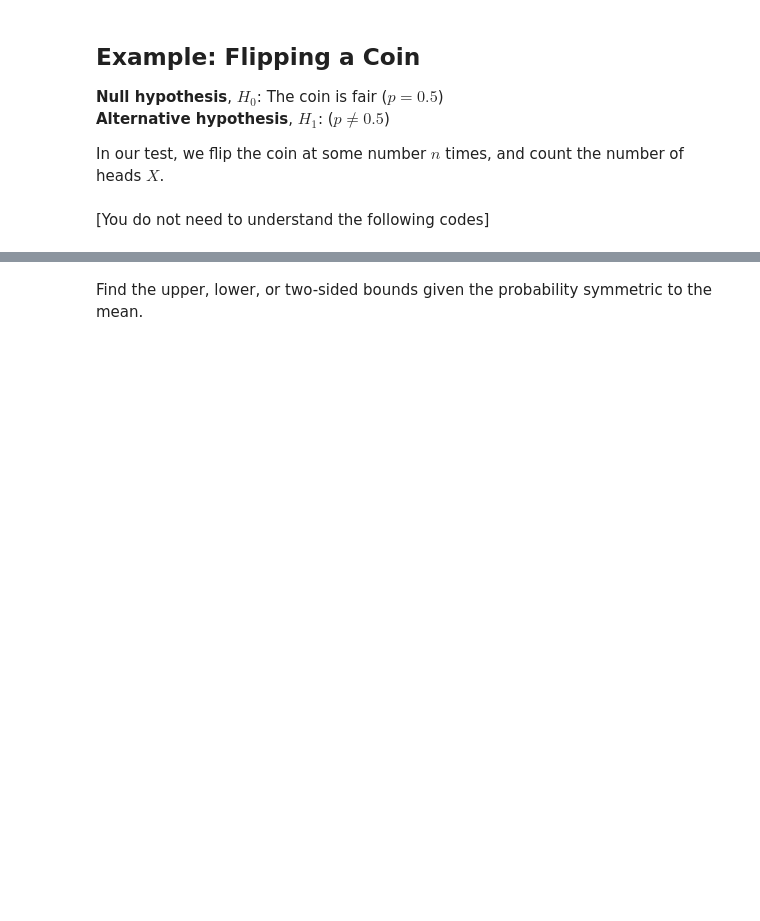
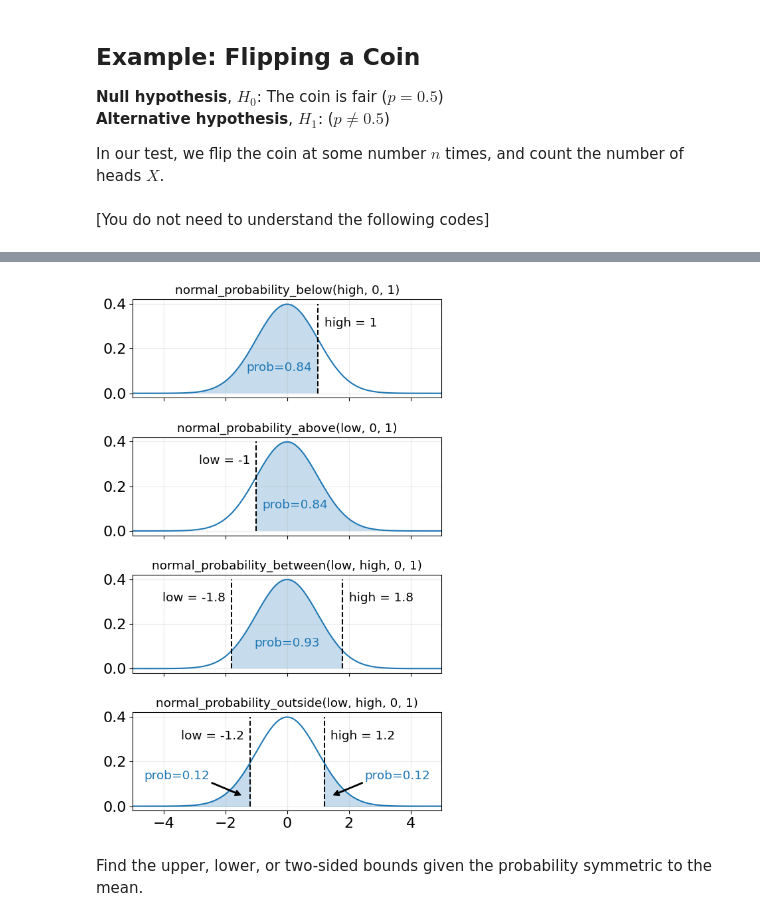
Before and after one commit to LugoBlogger/AK-201-426-data-science, a Jupyter notebook: ch-07-hypo-and-infer.ipynb, the cells around one changed output, grey strips where cells are left out. Drawn from its saved outputs; the diff is of its cells as text; code cells hidden in the pictures; blank space fills up the shorter version.

```diff
--- a/ch-07-hypo-and-infer.ipynb
+++ b/ch-07-hypo-and-infer.ipynb
@@ -154,3 +85,86 @@ plt.show(fig)
+# %%
+fig, axes = plt.subplots(nrows=4, figsize=(6, 10), sharex=True)
+
+xlim = [-5, 5]
+xs = np.linspace(*xlim, 100)
+# -- normal_probability_below
+axes[0].plot(xs, prob.normal_pdf(xs))
+high = 1
+below = normal_probability_below(high)
+x_fill = np.linspace(-5, high, 100)
+axes[0].fill_between(x_fill, prob.normal_pdf(x_fill), alpha=0.25)
+axes[0].plot([high, high], [0, 0.4], linestyle="--", color="k")
+axes[0].text(1.2, 0.3, f"high = {high}", ha="left", fontsize="small")
+axes[0].text(0.8, 0.1, f"prob={below:.2f}", fontsize="small", color="tab:blue",
+             ha="right")
+
+axes[0].set_title("normal_probability_below(high, 0, 1)", fontsize="small")
+axes[0].set_xlim(xlim)
+axes[0].grid("on")
+
+# -- normal_probability_above(low, 0, 1)
+axes[1].plot(xs, prob.normal_pdf(xs))
+
+low = -1
+above = normal_probability_above(low)
+x_fill = np.linspace(low, 5, 100)
+axes[1].fill_between(x_fill, prob.normal_pdf(x_fill), alpha=0.25)
+
+axes[1].plot([low, low], [0, 0.4], linestyle="--", color="k")
+axes[1].text(-1.2, 0.3, f"low = {low}", ha="right", fontsize="small")
+axes[1].text(-0.8, 0.1, f"prob={above:.2f}", fontsize="small", color="tab:blue")
+
+axes[1].set_title("normal_probability_above(low, 0, 1)", fontsize="small")
+axes[1].set_xlim(xlim)
+axes[1].grid("on")
+
+## -- normal_probability_between
+axes[2].plot(xs, prob.normal_pdf(xs))
+
+low = -1.8
+high = 1.8
+between = normal_probability_between(low, high)
+x_fill = np.linspace(low, high, 100)
+axes[2].fill_between(x_fill, prob.normal_pdf(x_fill), alpha=0.25)
+axes[2].plot([low, low], [0, 0.4], linestyle="--", color="k")
+axes[2].plot([high, high], [0, 0.4], linestyle="--", color="k")
+axes[2].text(-2, 0.3, f"low = {low}", ha="right", fontsize="small")
+axes[2].text(2, 0.3, f"high = {high}", ha="left", fontsize="small")
+axes[2].text(0.0, 0.1, f"prob={between:.2f}", ha="center", fontsize="small", color="tab:blue")
+
+axes[2].set_title("normal_probability_between(low, high, 0, 1)", fontsize="small")
+axes[2].grid("on")
+
+## -- normal_probability_outside
+axes[3].plot(xs, prob.normal_pdf(xs))
+
+low = -1.2
+high = 1.2
+outside = normal_probability_outside(low, high)
+x_fill_left = np.linspace(-5, low, 50)
+x_fill_right = np.linspace(high, 5, 50)
+axes[3].fill_between(x_fill_left, prob.normal_pdf(x_fill_left), color="tab:blue", alpha=0.25)
+axes[3].fill_between(x_fill_right, prob.normal_pdf(x_fill_right), color="tab:blue", alpha=0.25)
+axes[3].plot([low, low], [0, 0.4], linestyle="--", color="k")
+axes[3].plot([high, high], [0, 0.4], linestyle="--", color="k")
+axes[3].text(-1.4, 0.3, f"low = {low}", ha="right", fontsize="small")
+axes[3].text(1.4, 0.3, f"high = {high}", ha="left", fontsize="small")
+axes[3].annotate(f"prob={outside/2.:.2f}", [-1.5, 0.05], [-2.5, 0.12],
+                 ha="right", fontsize="small", color="tab:blue",
+                 arrowprops={"facecolor": "k", "width": 1, "headwidth": 6,
+                             "headlength": 6})
+axes[3].annotate(f"prob={outside/2.:.2f}", [1.5, 0.05], [2.5, 0.12],
+                 ha="left", fontsize="small", color="tab:blue",
+                 arrowprops={"facecolor": "k", "width": 1, "headwidth": 6,
+                             "headlength": 6})
+
+axes[3].set_title("normal_probability_outside(low, high, 0, 1)", fontsize="small")
+axes[3].grid("on")
+
+plt.subplots_adjust(hspace=0.4)
+plt.show(fig)
+# %% [output]
+[figure, added]
 # %% [markdown]
 Find the upper, lower, or two-sided bounds given the probability
 symmetric to the mean.
```
Also changed, not shown: parts of 10 cells of this notebook.
